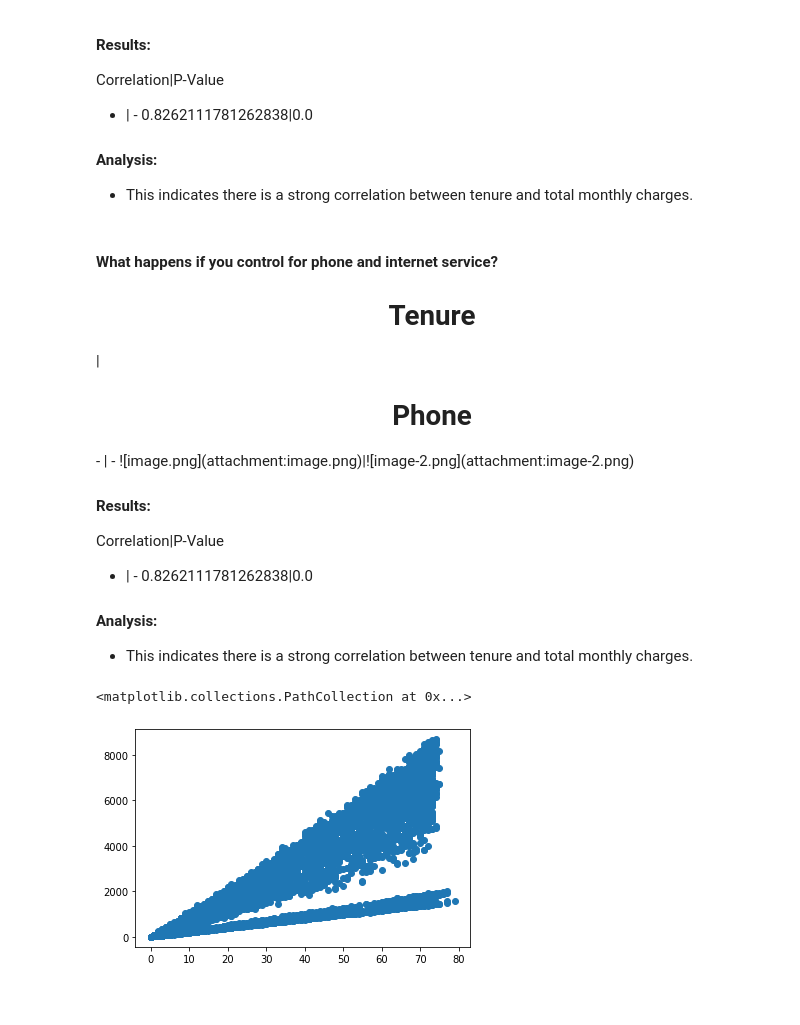
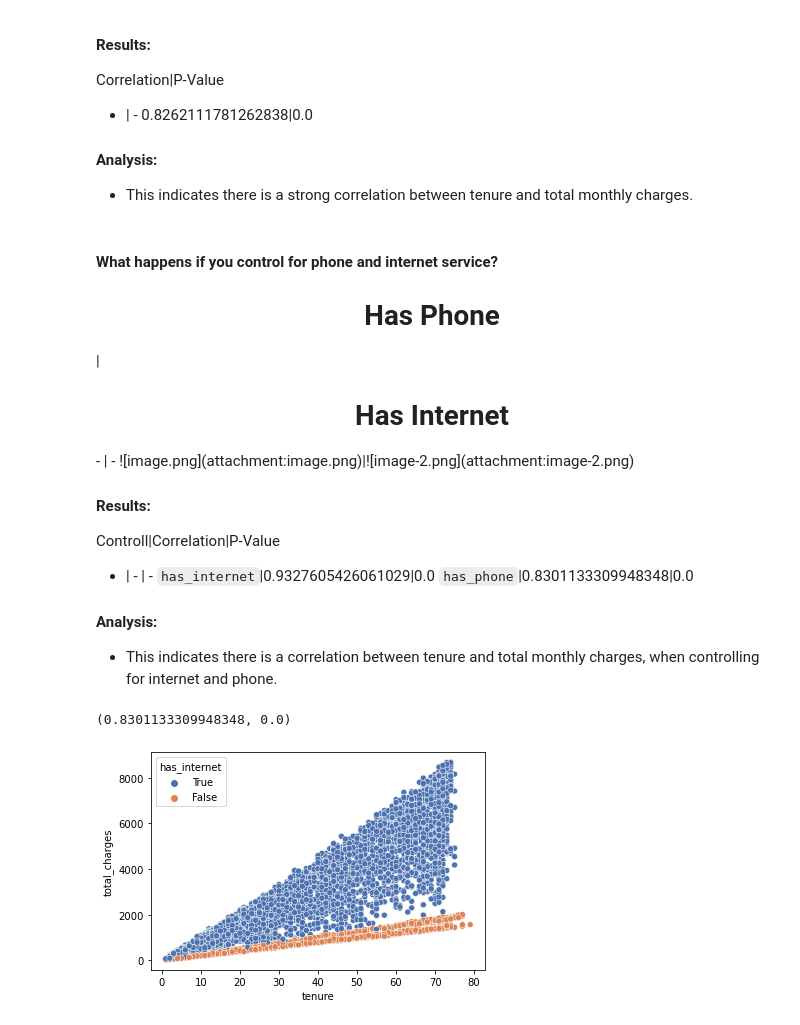
Before and after one commit to CharlesAtchison/statistics-exercises, a Jupyter notebook: hypothesis_testing.ipynb, the cells around one changed output. Cells and saved outputs as stored; diff of their text form; code cells hidden in the pictures; blank space fills up the shorter version.

```diff
--- a/hypothesis_testing.ipynb
+++ b/hypothesis_testing.ipynb
@@ -335,28 +335,27 @@ corr, p = stats.pearsonr(tenure, total_charges)
 # %% [markdown]
 #### What happens if you control for phone and internet service?
 
-<center><h1>Tenure</h1></center> | <center><h1>Phone</h1></center>
+<center><h1>Has Phone</h1></center> | <center><h1>Has Internet</h1></center>
 - | -
 ![image.png](attachment:image.png)|![image-2.png](attachment:image-2.png)
 
 
 #### Results:
 
-Correlation|P-Value
-- | -
-0.8262111781262838|0.0
-
+Controll|Correlation|P-Value
+- | - | -
+`has_internet`|0.9327605426061029|0.0
+`has_phone`|0.8301133309948348|0.0
 
 
 #### Analysis:
 
-* This indicates there is a strong correlation between tenure and total monthly charges.
+* This indicates there is a correlation between tenure and total monthly charges, when controlling for internet and phone.
 # %%
-telco_with_phone = telco[telco.has_phone==True]
-x, y = telco_with_phone.tenure, telco_with_phone.total_charges
-plt.scatter(x, y)
-# corr, p = stats.pearsonr(x, y)
-# corr, p
+x, y = telco[telco.has_phone == True].tenure.fillna(0), telco[telco.has_phone == True].total_charges.fillna(0)
+sns.scatterplot(data=telco, x='tenure', y='total_charges', hue='has_internet', palette='deep', hue_order=[True, False])
+corr, p = stats.pearsonr(x, y)
+corr, p
 # %% [output]
-<matplotlib.collections.PathCollection at 0x...>
+(0.8301133309948348, 0.0)
-[figure, old version]
+[figure, new version]
```
Also changed, not shown: 1 other file.
